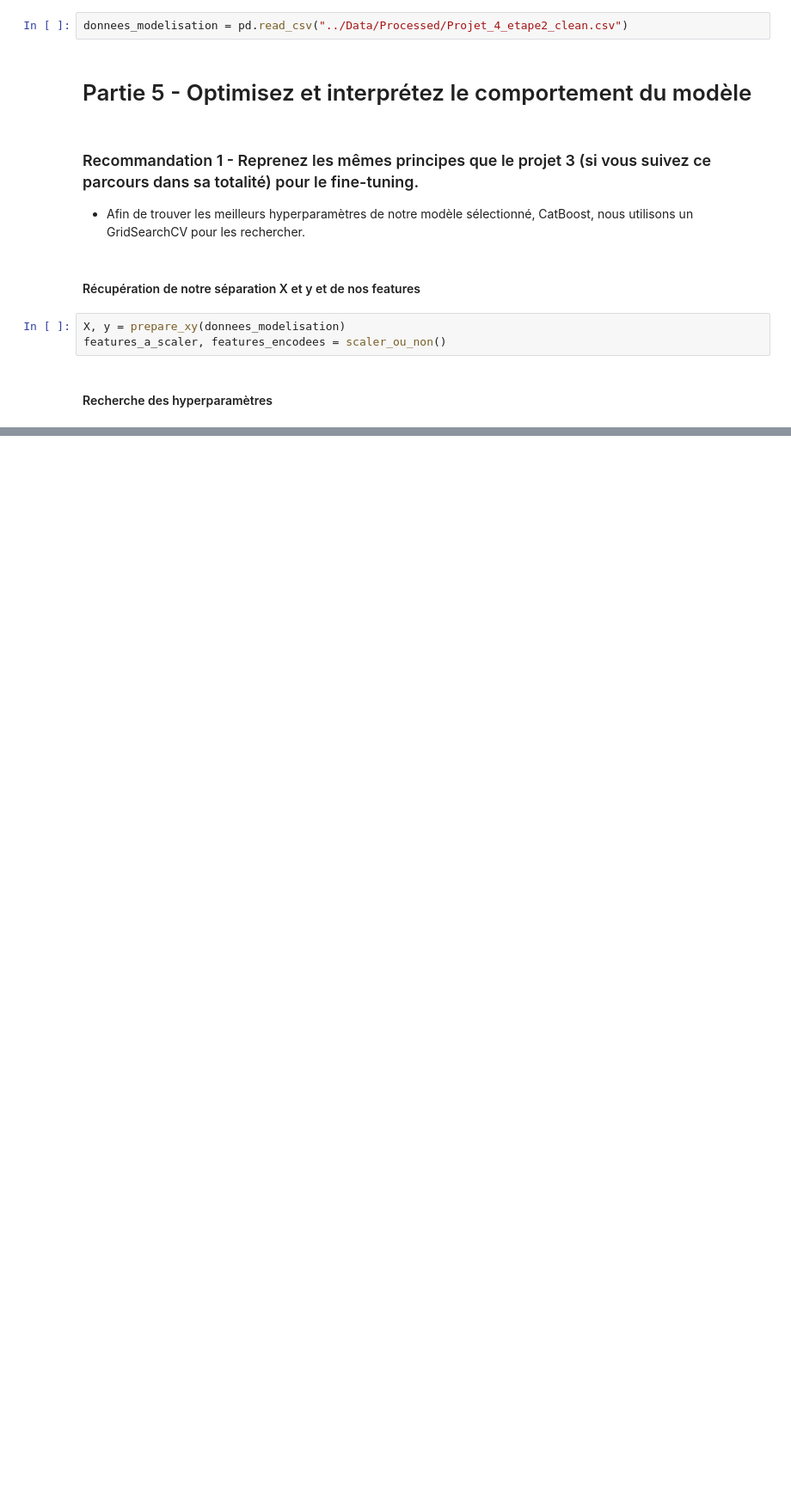
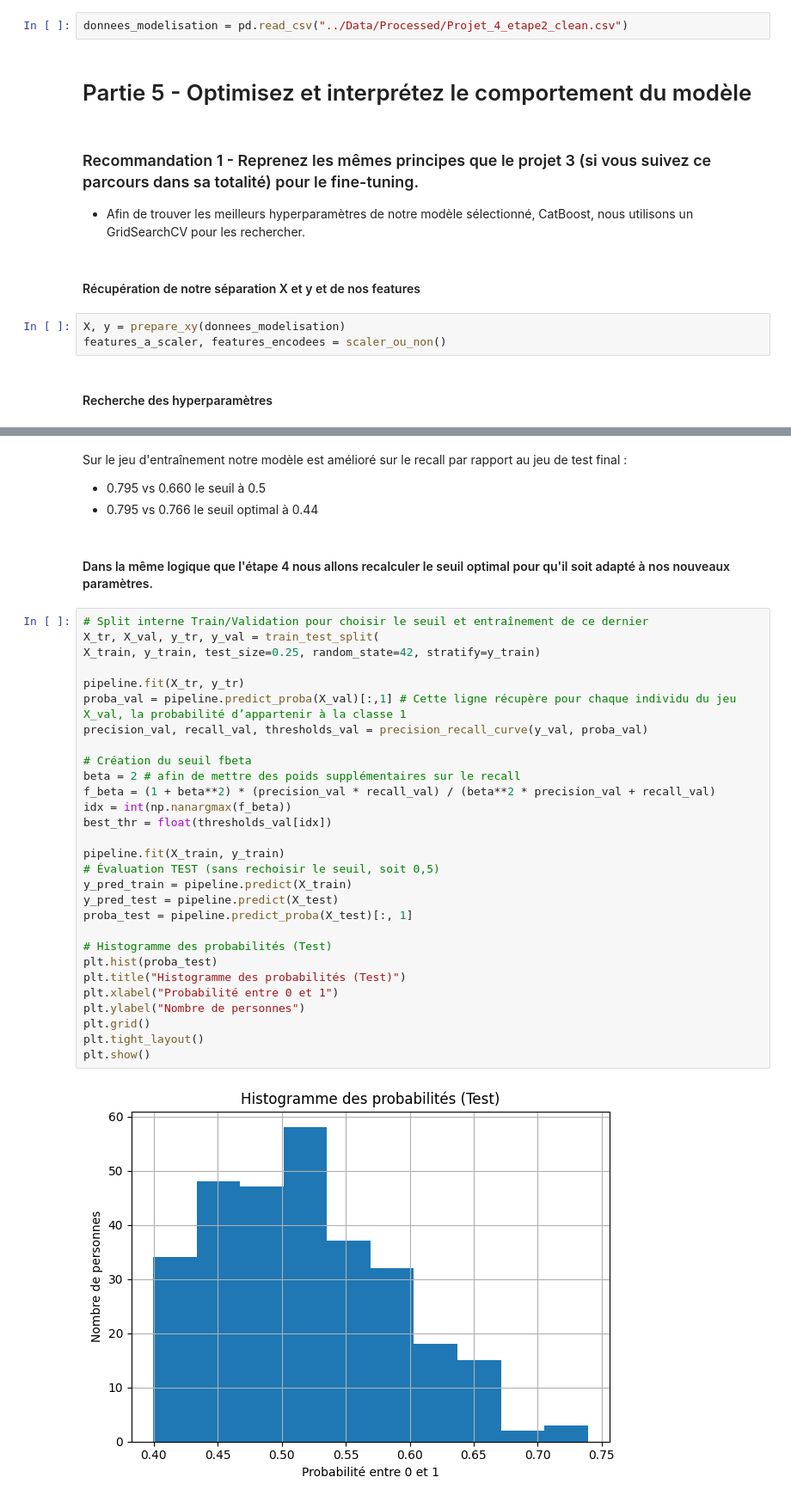
Before and after one commit to SCFlorian/Classifiez_automatiquement_des_informations, a Jupyter notebook: notebooks/notebook_5_optimisation_interpretation.ipynb, the cells around one changed output, grey strips where cells are left out. Shown: that part at 86% size. Cells and saved outputs as stored; diff of their text form; blank space fills up the shorter version.

Commit message:
Mise à jour étape 4 et 5

```diff
--- a/notebooks/notebook_5_optimisation_interpretation.ipynb
+++ b/notebooks/notebook_5_optimisation_interpretation.ipynb
@@ -101,0 +163,37 @@ Meilleur balanced accuracy : 0.7486815388670603
+# %% [markdown]
+Sur le jeu d'entraînement notre modèle est amélioré sur le recall par rapport au jeu de test final :
+* 0.795 vs 0.660 le seuil à 0.5
+* 0.795 vs 0.766 le seuil optimal à 0.44
+# %% [markdown]
+#### Dans la même logique que l'étape 4 nous allons recalculer le seuil optimal pour qu'il soit adapté à nos nouveaux paramètres.
+# %%
+# Split interne Train/Validation pour choisir le seuil et entraînement de ce dernier
+X_tr, X_val, y_tr, y_val = train_test_split(
+X_train, y_train, test_size=0.25, random_state=42, stratify=y_train)
+
+pipeline.fit(X_tr, y_tr)
+proba_val = pipeline.predict_proba(X_val)[:,1] # Cette ligne récupère pour chaque individu du jeu X_val, la probabilité d’appartenir à la classe 1
+precision_val, recall_val, thresholds_val = precision_recall_curve(y_val, proba_val)
+
+# Création du seuil fbeta
+beta = 2 # afin de mettre des poids supplémentaires sur le recall
+f_beta = (1 + beta**2) * (precision_val * recall_val) / (beta**2 * precision_val + recall_val)
+idx = int(np.nanargmax(f_beta))
+best_thr = float(thresholds_val[idx])
+
+pipeline.fit(X_train, y_train)
+# Évaluation TEST (sans rechoisir le seuil, soit 0,5)
+y_pred_train = pipeline.predict(X_train)
+y_pred_test = pipeline.predict(X_test)
+proba_test = pipeline.predict_proba(X_test)[:, 1]
+
+# Histogramme des probabilités (Test)
+plt.hist(proba_test)
+plt.title("Histogramme des probabilités (Test)")
+plt.xlabel("Probabilité entre 0 et 1")
+plt.ylabel("Nombre de personnes")
+plt.grid()
+plt.tight_layout()
+plt.show()
+# %% [output]
+[figure, added]
```
Also changed, not shown: parts of 14 cells of this notebook, 1 other file.
